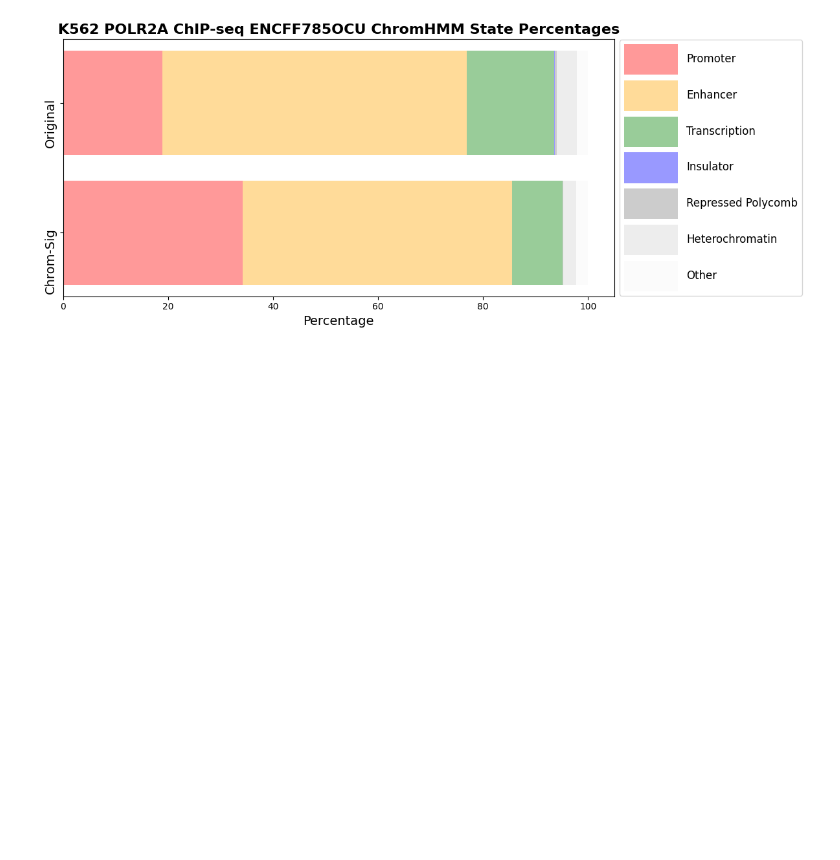
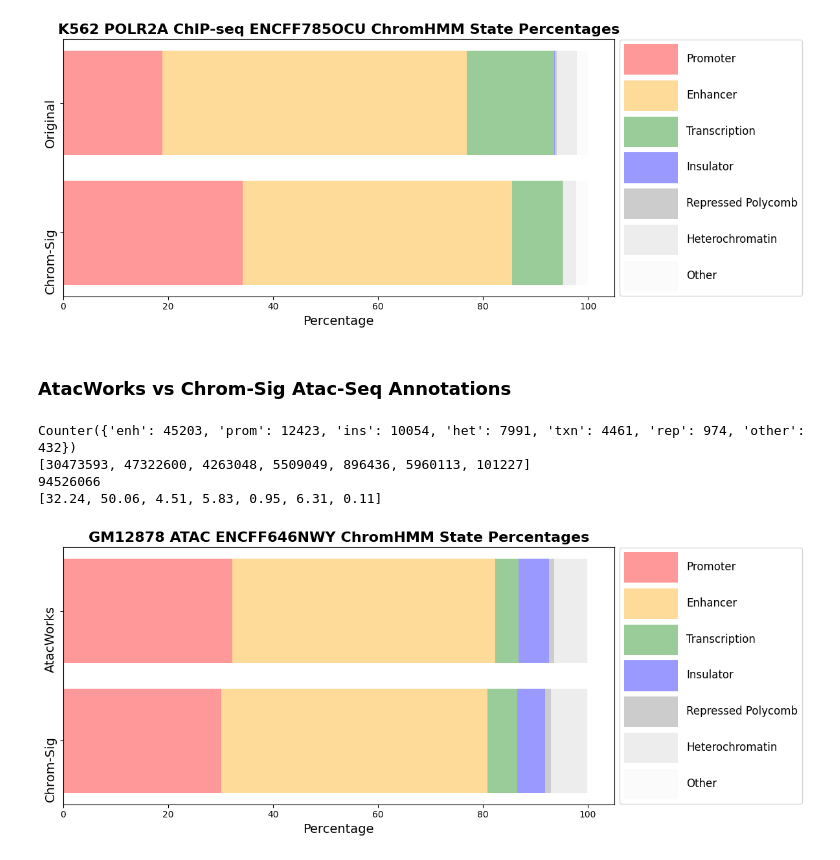
Before and after one commit to minjikimlab/chromsig, a Jupyter notebook: notebooks/chromsig_chromhmm_annotation.ipynb, the cells around one changed output. Cells and saved outputs as stored; diff of their text form; code cells hidden in the pictures; blank space fills up the shorter version.

Commit message:
chromHMM annotation for CS vs AW

```diff
--- a/notebooks/chromsig_chromhmm_annotation.ipynb
+++ b/notebooks/chromsig_chromhmm_annotation.ipynb
@@ -104,7 +104,7 @@ Counter({'ins': 8877, 'enh': 4266, 'prom': 2092, 'txn': 812, 'het': 477, 'other'
 [18.12, 19.88, 7.23, 45.02, 1.03, 8.19, 0.53]
 # %%
 # function to plot barplot of chromHMM state percentages
-def plot_annotations(raw_dict, chromsig_dict, labels=None, cell_line='GM12878', exp_type='ChIP-seq', sample_id='', outfile='chromhmm_state_barplot.jpg'):
+def plot_annotations(raw_dict, chromsig_dict, labels=None, samples = ['Chrom-Sig', 'Original'], cell_line='GM12878', exp_type='ChIP-seq', sample_id='', outfile='chromhmm_state_barplot.jpg'):
     # Get percentages for each state from summary statistics
     def get_percentages(jetdict):
         sumlength = [0, 0, 0, 0, 0, 0, 0]
@@ -123,7 +123,7 @@ def plot_annotations(raw_dict, chromsig_dict, labels=None, cell_line='GM12878',
 
     data = np.array([chromsig_pct, raw_pct])
     categories = labels
-    samples = ['Chrom-Sig', 'Original']
+    #samples = ['Chrom-Sig', 'Original']
     colors = ["Red", "Orange", "Green", "Blue", "Gray", "lightgray", "whitesmoke"]
 
     fig, ax = plt.subplots(figsize=(12, 5))
@@ -243,3 +243,22 @@ plot_annotations(K562_POL_ENCFF480AJZ_raw_data, K562_POL_ENCFF480AJZ_chromsig_da
 plot_annotations(K562_POL_ENCFF785OCU_raw_data, K562_POL_ENCFF785OCU_chromsig_data,cell_line='K562', exp_type='POLR2A ChIP-seq', sample_id='ENCFF785OCU' ,outfile=outdir+'K562_POL_ENCFF785OCU_chromhmm_state_barplot.jpg')
 # %% [output]
 [figure]
+# %% [markdown]
+### AtacWorks vs Chrom-Sig Atac-Seq Annotations
+# %%
+GM12878_ATAC_AW='AW_GM12878_ATAC1_ENCFF646NWY_sorted_chromhmmanno.bed'
+GM12878_ATAC_chromsig='GM12878_ATAC_ENCFF646NWY_chrom-sig_FDR0.1_pseudoRead5000_SICER.bedgraph_chromhmmanno.bed'
+
+GM12878_ATAC_AW_data = read_chromhmm(directory, GM12878_ATAC_AW)
+GM12878_ATAC_chromsig_data = read_chromhmm(directory, GM12878_ATAC_chromsig)
+# %%
+get_summ_stat(GM12878_ATAC_AW_data)
+# %% [output]
+Counter({'enh': 45203, 'prom': 12423, 'ins': 10054, 'het': 7991, 'txn': 4461, 'rep': 974, 'other': 432})
+[30473593, 47322600, 4263048, 5509049, 896436, 5960113, 101227]
+94526066
+[32.24, 50.06, 4.51, 5.83, 0.95, 6.31, 0.11]
+# %%
+plot_annotations(GM12878_ATAC_AW_data, GM12878_ATAC_chromsig_data,cell_line='GM12878', samples = ['Chrom-Sig', 'AtacWorks'],exp_type='ATAC', sample_id='ENCFF646NWY' ,outfile=outdir+'AW_CS_GM12878_ATAC_chromhmm_state_barplot.jpg')
+# %% [output]
+[figure, added]
```
Also changed, not shown: 2 other files.
